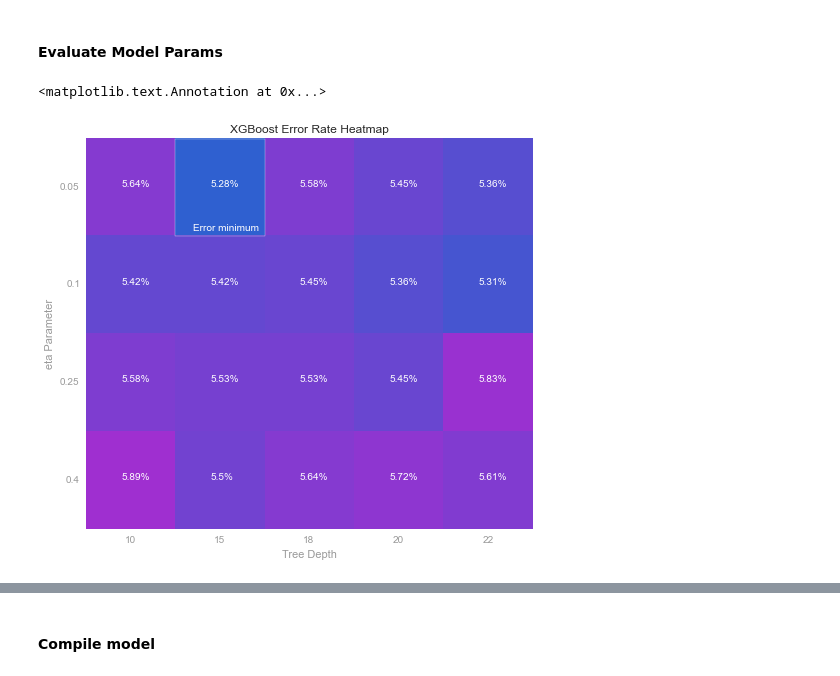
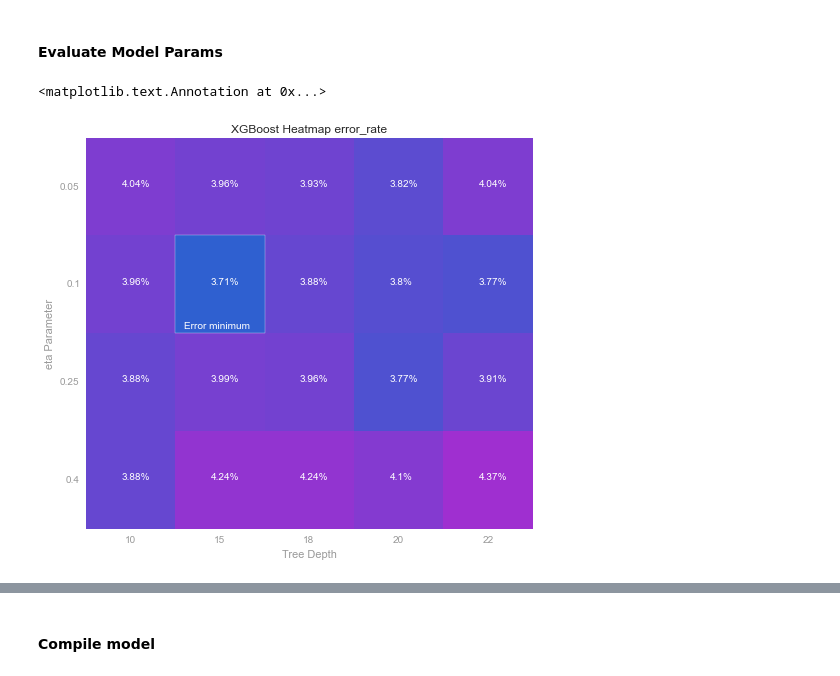
Before and after one commit to bshurick/ischool, a Jupyter notebook: Capstone/actitracker_models.ipynb, the cells around one changed output, grey strips where cells are left out. Drawn from its saved outputs; the diff is of its cells as text; code cells hidden in the pictures.

```diff
--- a/Capstone/actitracker_models.ipynb
+++ b/Capstone/actitracker_models.ipynb
@@ -410,6 +460,7 @@ def cartesian(arrays, out=None):
 
 
 def xgboost_gridsearch_chart(results_df,
+                             rtype='error_rate',
                              best_eval_metric='mlogloss',
                              color_start='#172951',
                              color_end='#3E6CD8',
@@ -424,7 +475,7 @@ def xgboost_gridsearch_chart(results_df,
     errors_list = []
     for e in etaTerms:
         for d in depths:
-            v = rbest.loc[(rbest['eta']==e) & (rbest['depth']==d)]['error_rate'].iloc[0]
+            v = rbest.loc[(rbest['eta']==e) & (rbest['depth']==d)][rtype].iloc[0]
             errors_list.append(v)
 
     errors = np.array( errors_list )
@@ -440,7 +491,7 @@ def xgboost_gridsearch_chart(results_df,
     colors = LinearSegmentedColormap.from_list('blue', [color_end, color_start], gamma=gamma)
     image = plt.imshow(errors, interpolation='nearest', aspect='auto',
                         cmap = colors)
-    ax.set_title('XGBoost Error Rate Heatmap')
+    ax.set_title('XGBoost Heatmap {}'.format(rtype))
 
     for ab, e in zip(cartesian((a,b)), errors.T.ravel()):
         a,b = ab
@@ -713,11 +755,19 @@ evallist  = [(dtest,'eval'), (dtrain,'train')]
 etas = [ 0.05, 0.1, 0.25, 0.4 ]
 depths = [ 10, 15, 18, 20, 22 ]
 evals = ['mlogloss'] #merror
-results_df = xgboost_gridsearch(etas, depths, evals, iters=500)
+results_df = xgboost_gridsearch(X_train,
+                                X_test,
+                                Y_train,
+                                Y_test,
+                                etas,
+                                depths,
+                                evals,
+                                iters=500)
 # %%
-fig, ax = xgboost_gridsearch_chart(results_df, gamma=0.5, color_start='#9F2FD0', color_end='#2F60D0')
-ax.add_patch(patches.Rectangle((0.5,-.495), 1, 1, fill=False, color='white'))
-ax.annotate('Error minimum', xy=(0.5,1), xytext=(0.7, .45), color='white')
+fig, ax = xgboost_gridsearch_chart(results_df, rtype='error_rate', gamma=0.5,
+                                   color_start='#9F2FD0', color_end='#2F60D0')
+ax.add_patch(patches.Rectangle((0.5,.495), 1, 1, fill=False, color='white'))
+ax.annotate('Error minimum', xy=(0.5,1), xytext=(0.6, 1.45), color='white')
 # %% [output]
 <matplotlib.text.Annotation at 0x...>
-[figure, old version]
+[figure, new version]
```
Also changed, not shown: parts of 38 cells of this notebook, 1 other file.
